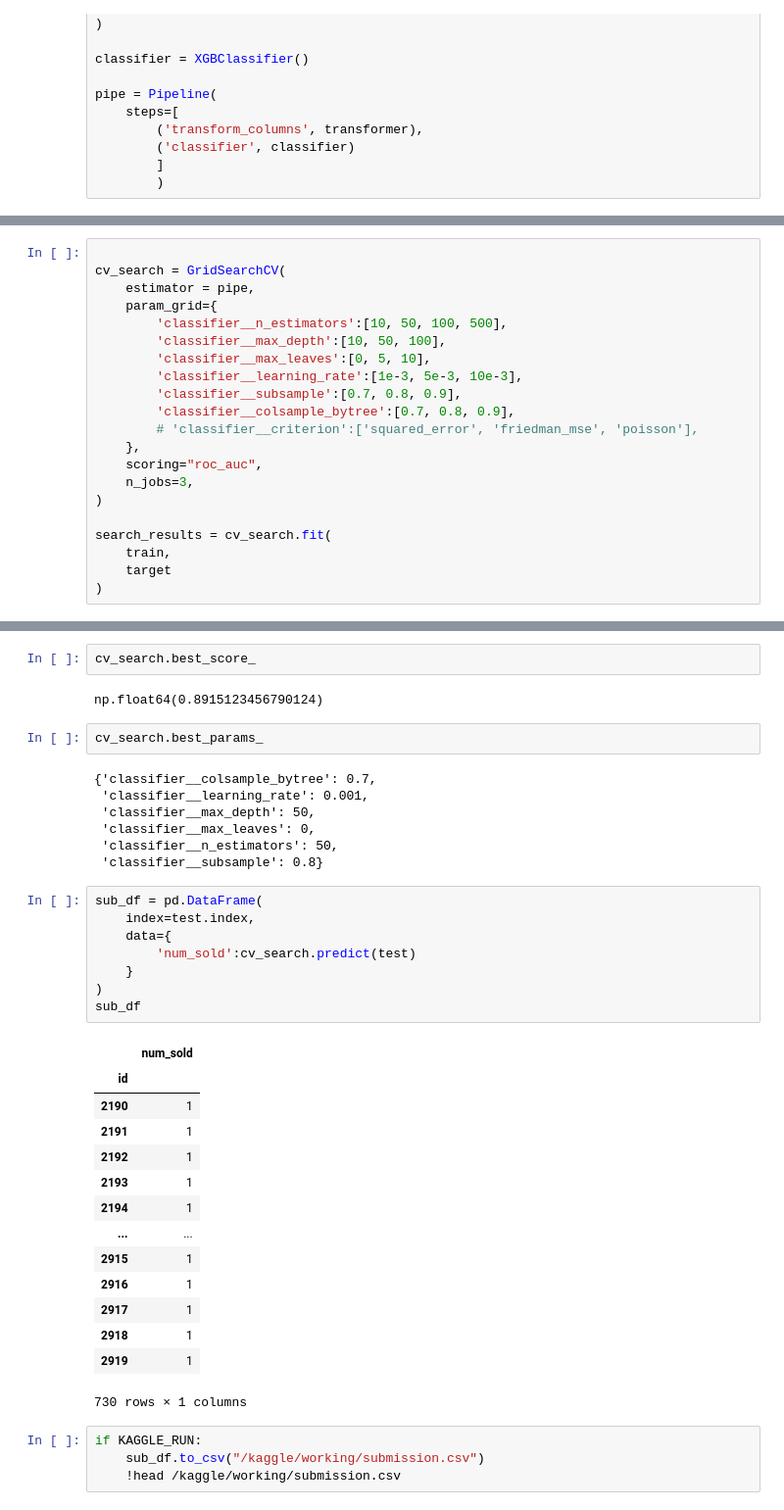
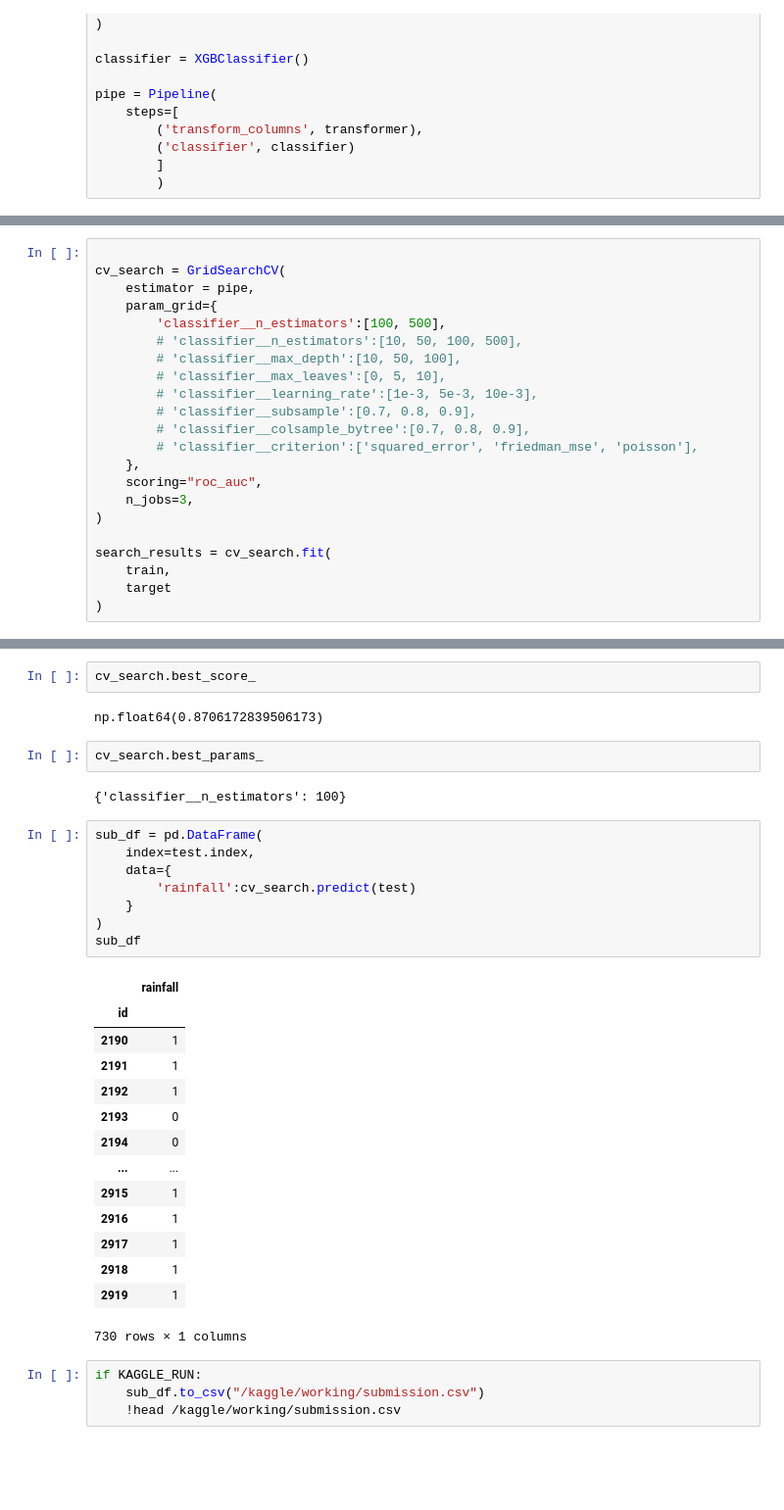
Before and after one commit to mihofer/kaggle_projects, a Jupyter notebook: binary_rainfall_prediction/train.ipynb, the cells around one changed output, grey strips where cells are left out. Shown at 98% size. Saved outputs shown, nothing was run; the diff lists cells and outputs as text; blank space fills up the shorter version.

Commit message:
dont use gridsearch as dumbs down classifier, tbc

```diff
--- a/binary_rainfall_prediction/train.ipynb
+++ b/binary_rainfall_prediction/train.ipynb
@@ -142,12 +142,13 @@ dtype: float64
 cv_search = GridSearchCV(
     estimator = pipe,
     param_grid={
-        'classifier__n_estimators':[10, 50, 100, 500],
-        'classifier__max_depth':[10, 50, 100],
-        'classifier__max_leaves':[0, 5, 10],
-        'classifier__learning_rate':[1e-3, 5e-3, 10e-3],
-        'classifier__subsample':[0.7, 0.8, 0.9],
-        'classifier__colsample_bytree':[0.7, 0.8, 0.9],
+        'classifier__n_estimators':[100, 500],
+        # 'classifier__n_estimators':[10, 50, 100, 500],
+        # 'classifier__max_depth':[10, 50, 100],
+        # 'classifier__max_leaves':[0, 5, 10],
+        # 'classifier__learning_rate':[1e-3, 5e-3, 10e-3],
+        # 'classifier__subsample':[0.7, 0.8, 0.9],
+        # 'classifier__colsample_bytree':[0.7, 0.8, 0.9],
         # 'classifier__criterion':['squared_error', 'friedman_mse', 'poisson'],
     },
     scoring="roc_auc",
@@ -161,32 +180,27 @@ search_results = cv_search.fit(
 # %%
 cv_search.best_score_
 # %% [output]
-np.float64(0.8915123456790124)
+np.float64(0.8706172839506173)
 # %%
 cv_search.best_params_
 # %% [output]
-{'classifier__colsample_bytree': 0.7,
- 'classifier__learning_rate': 0.001,
- 'classifier__max_depth': 50,
- 'classifier__max_leaves': 0,
- 'classifier__n_estimators': 50,
- 'classifier__subsample': 0.8}
+{'classifier__n_estimators': 100}
 # %%
 sub_df = pd.DataFrame(
     index=test.index,
     data={
-        'num_sold':cv_search.predict(test)
+        'rainfall':cv_search.predict(test)
     }
 )
 sub_df
 # %% [output]
-|  | num_sold |
+|  | rainfall |
 | id |  |
 | 2190 | 1 |
 | 2191 | 1 |
 | 2192 | 1 |
-| 2193 | 1 |
-| 2194 | 1 |
+| 2193 | 0 |
+| 2194 | 0 |
 | ... | ... |
 | 2915 | 1 |
 | 2916 | 1 |
```
Also changed, not shown: parts of 2 cells of this notebook.
